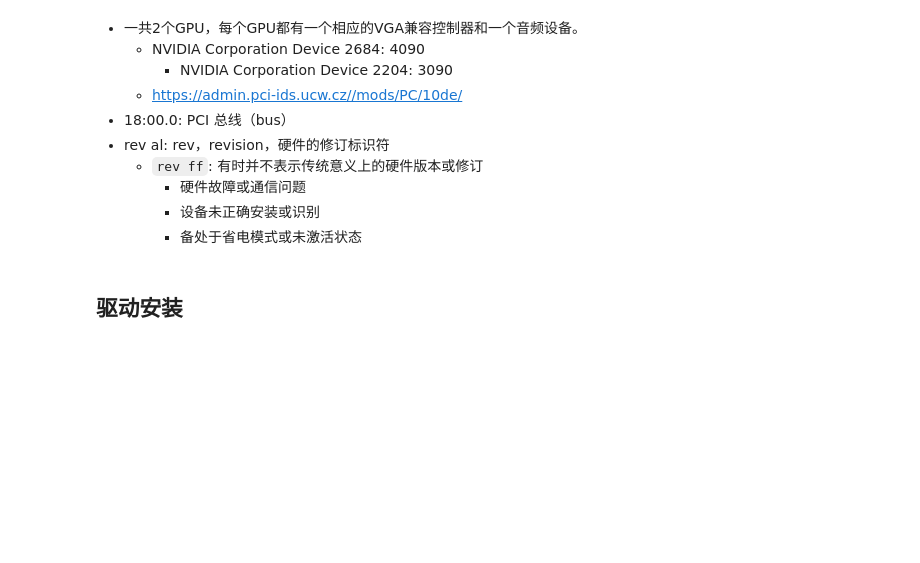
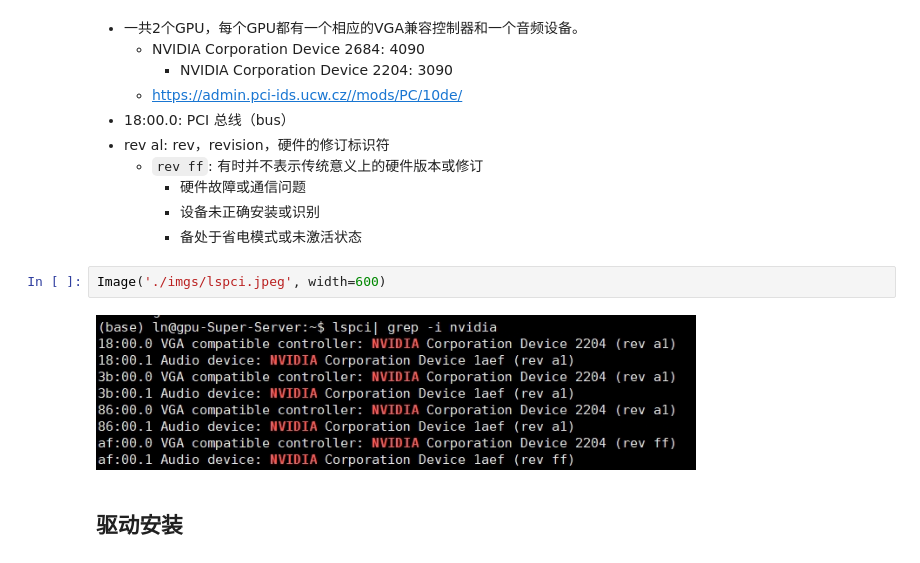
Before and after one commit to chunhuizhang/deeplearning-envs, a Jupyter notebook: 显卡安装与驱动问题.ipynb, the cells around one changed output. Cells and saved outputs as stored; diff of their text form; blank space fills up the shorter version.

```diff
--- a/显卡安装与驱动问题.ipynb
+++ b/显卡安装与驱动问题.ipynb
@@ -21,6 +23,10 @@
         - 硬件故障或通信问题
         - 设备未正确安装或识别
         - 备处于省电模式或未激活状态
+# %%
+Image('./imgs/lspci.jpeg', width=600)
+# %% [output]
+[figure, added]
 # %% [markdown]
 ## 驱动安装
 # %% [markdown]
```
Also changed, not shown: parts of 1 cell of this notebook, 2 other files.
